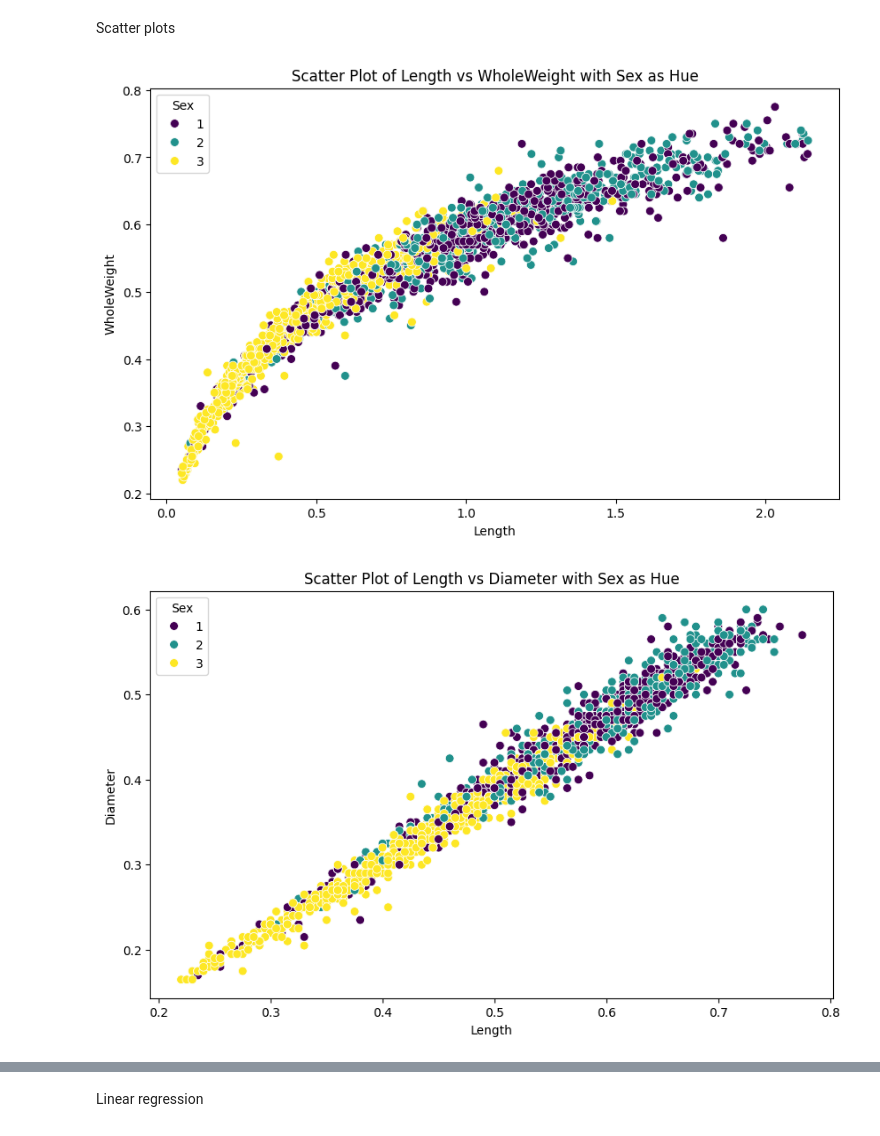
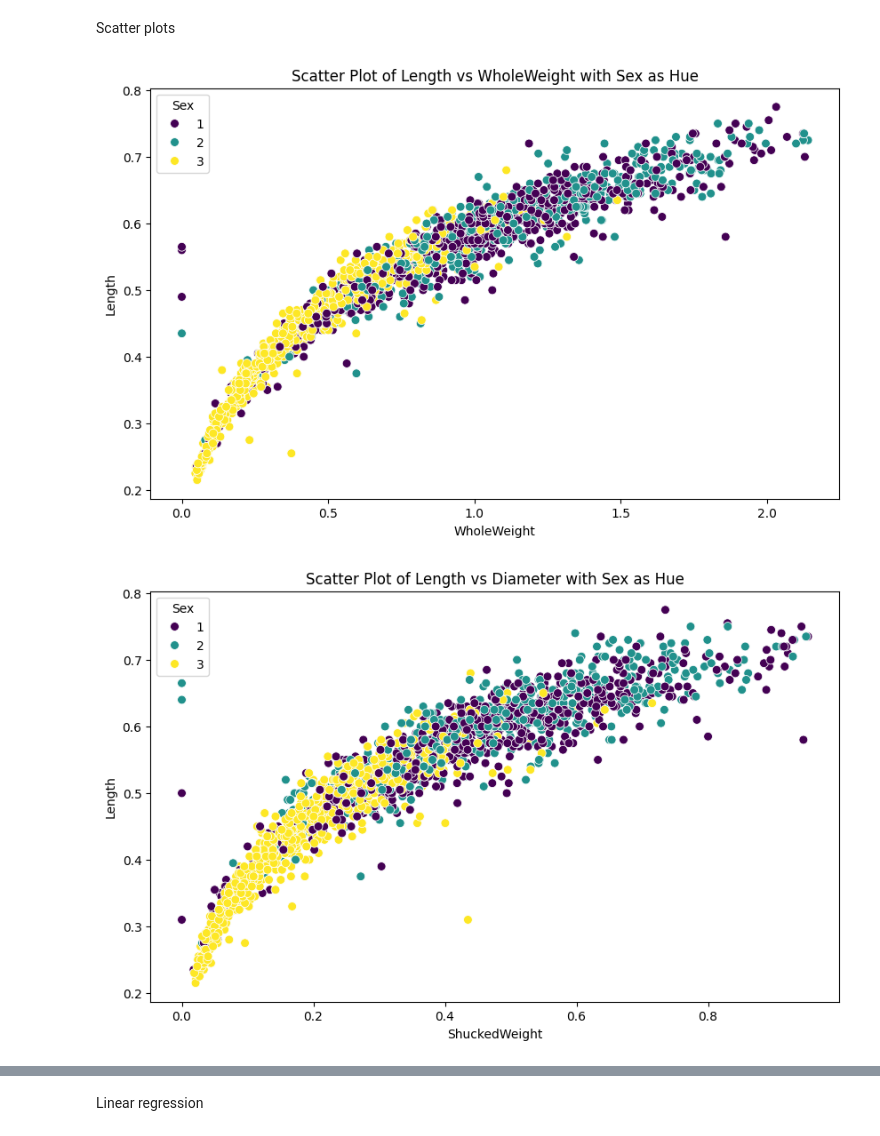
Before and after one commit to cotpetru24/data_mining, a Jupyter notebook: stu124543_data_mining.ipynb, the cells around one changed output, grey strips where cells are left out. Cells and saved outputs as stored; diff of their text form; code cells hidden in the pictures.

```diff
--- a/stu124543_data_mining.ipynb
+++ b/stu124543_data_mining.ipynb
@@ -143,7 +150,7 @@ Data columns (total 8 columns):
 # %% [markdown]
 Drop irrelevant columns
 # %%
-clean_df.drop(['Spots', 'Height(mm)', 'SellWeight(g)', 'ShuckedWeight(g)'], axis=1, inplace=True)
+clean_df.drop(['Spots', 'Height(mm)', 'SellWeight(g)', 'Diameter(mm)'], axis=1, inplace=True)
 # %% [markdown]
 
 Checking the dataset for missing values and printing the total number of cells where value is missing
@@ -211,8 +216,7 @@ plt.show()
 # %% [markdown]
 Remove outliers using the Interquartile range (IQR) method
 # %%
-columns = ['Length(mm)', 'Diameter(mm)', 'WholeWeight(g)']
-for col in columns:
+for col in clean_df.columns:
     Q1 = np.percentile(clean_df[col], 25, interpolation='midpoint')
     Q2 = np.percentile(clean_df[col], 50, interpolation='midpoint')
     Q3 = np.percentile(clean_df[col], 75, interpolation='midpoint')
@@ -221,7 +225,7 @@ for col in columns:
     print(f"{col} IQR is {IQR}\n")
     lower_bound = Q1 - 1.5 * IQR
     upper_bound = Q3 + 1.5 * IQR
-    #clean_df = clean_df[(clean_df[col] > lower_bound) & (clean_df[col] < upper_bound)]
+    clean_df = clean_df[(clean_df[col] > lower_bound) & (clean_df[col] < upper_bound)]
 
-    clean_df = clean_df[((clean_df[col] > lower_bound) & (clean_df[col] > 0)) & (clean_df[col] < upper_bound)]
+    #clean_df = clean_df[((clean_df[col] > lower_bound) & (clean_df[col] > 0)) & (clean_df[col] < upper_bound)]
 # %% [output]
@@ -307,20 +312,20 @@ Scatter plots
 # %%
 plt.figure(figsize=(10, 6))
 sns.scatterplot(data=clean_df, x='WholeWeight(g)', y='Length(mm)', hue='Sex', palette='viridis', s=50)
-plt.xlabel('Length')
-plt.ylabel('WholeWeight')
+plt.xlabel('WholeWeight')
+plt.ylabel('Length')
 plt.title('Scatter Plot of Length vs WholeWeight with Sex as Hue')
 plt.legend(title='Sex')
 plt.show()
 # %% [output]
-[figure, old version]
+[figure, new version]
 # %%
 plt.figure(figsize=(10, 6))
-sns.scatterplot(data=clean_df, x='Length(mm)', y='Diameter(mm)', hue='Sex', palette='viridis', s=50)
-plt.xlabel('Length')
-plt.ylabel('Diameter')
+sns.scatterplot(data=clean_df, x='ShuckedWeight(g)', y='Length(mm)', hue='Sex', palette='viridis', s=50)
+plt.xlabel('ShuckedWeight')
+plt.ylabel('Length')
 plt.title('Scatter Plot of Length vs Diameter with Sex as Hue')
 plt.legend(title='Sex')
 plt.show()
 # %% [output]
-[figure, old version]
+[figure, new version]
```
Also changed, not shown: parts of 34 cells of this notebook.
